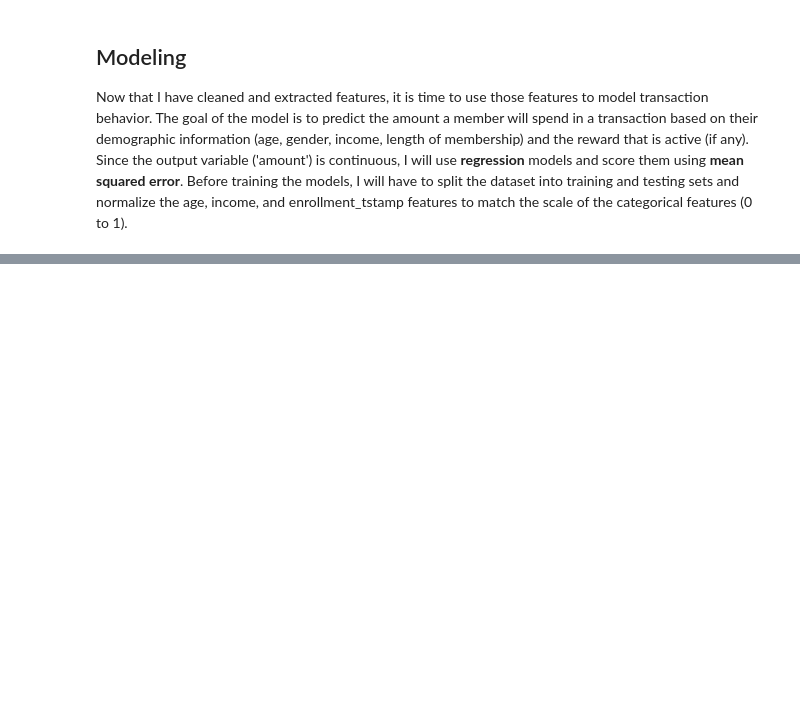
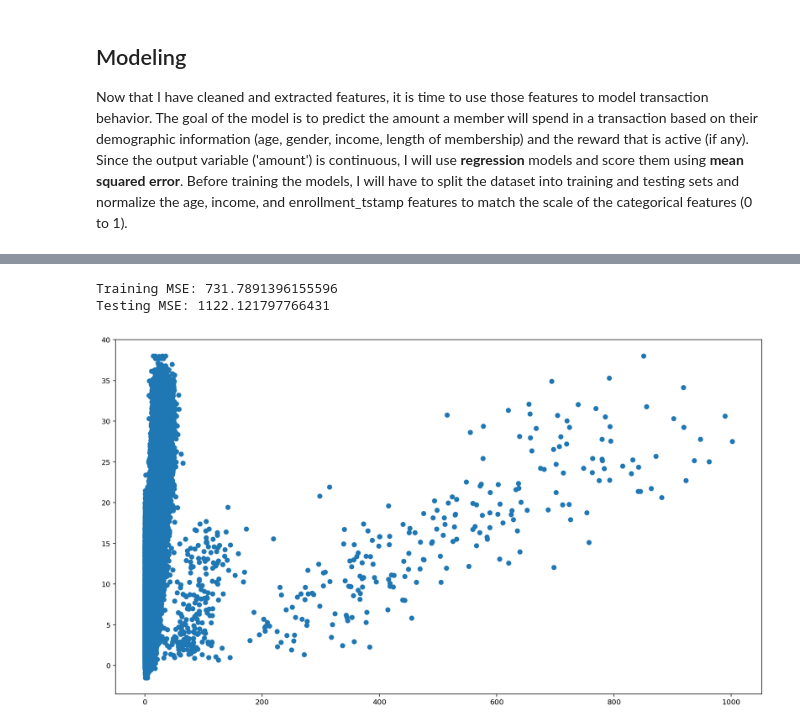
Before and after one commit to blowe615/starbucks_offers, a Jupyter notebook: starbucks_offers.ipynb, the cells around one changed output, grey strips where cells are left out. Saved outputs shown, nothing was run; the diff lists cells and outputs as text; code cells hidden in the pictures; blank space fills up the shorter version.

```diff
--- a/starbucks_offers.ipynb
+++ b/starbucks_offers.ipynb
@@ -984,0 +1026,6 @@ ValueError: Input contains NaN, infinity or a value too large for dtype('float64
+# %%
+plot_pred_actual(Ridge(alpha=0.5))
+# %% [output]
+Training MSE: 731.7891396155596
+Testing MSE: 1122.121797766431
+[figure, added]
```
Also changed, not shown: parts of 18 cells of this notebook.
